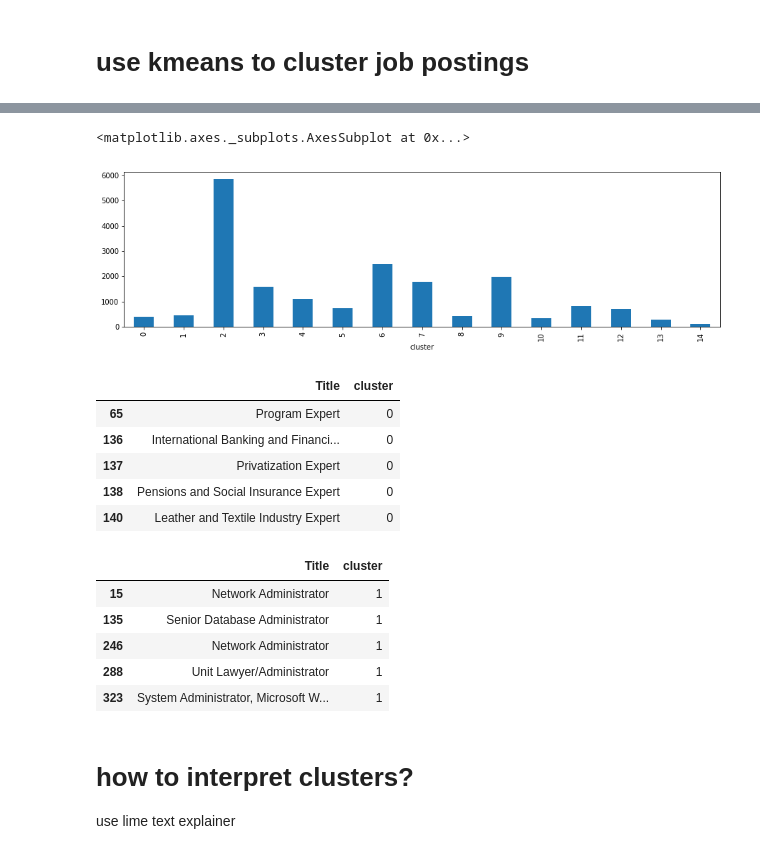
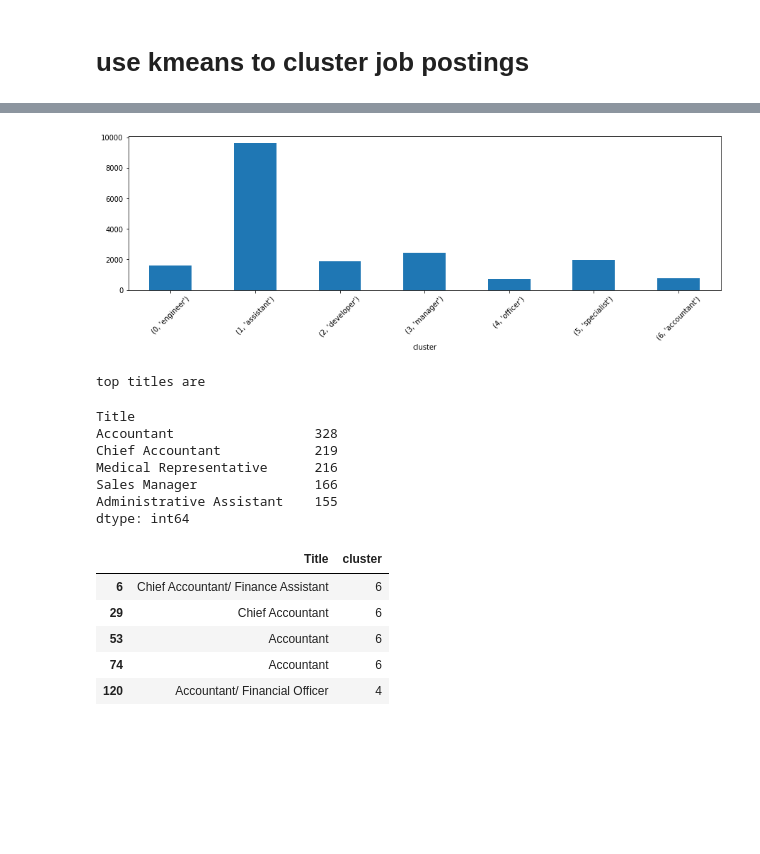
Before and after one commit to mondayn/py, a Jupyter notebook: jobClassify.ipynb, the cells around one changed output, grey strips where cells are left out. Saved outputs shown, nothing was run; the diff lists cells and outputs as text; code cells hidden in the pictures; blank space fills up the shorter version.

```diff
--- a/jobClassify.ipynb
+++ b/jobClassify.ipynb
@@ -116,0 +102,14 @@ matrix.get_feature_names()[:5]
+# %%
+wordsToExclude = stopwords.words('english') + ['nan','head','armenia','qualified','incumbent','highly','well'\
+,'work','responsible','senior','office','seeking','responsible','llc','looking']
+
+# creating the feature matrix
+# from sklearn.feature_extraction.text import CountVectorizer
+from sklearn.feature_extraction.text import TfidfVectorizer
+# matrix = CountVectorizer(max_features=50)
+matrix = TfidfVectorizer(max_features=50,stop_words=wordsToExclude)
+X = matrix.fit_transform(data).toarray()
+X.shape
+
+# feature words
+pd.DataFrame(X,columns=matrix.get_feature_names()).sum().sort_values(ascending=False)
@@ -122,0 +137,17 @@ y = clf.fit_predict(X)
+# %%
+from sklearn.cluster import KMeans
+clf = KMeans(n_clusters=7, random_state=0)
+y = clf.fit_predict(X)
+df['cluster'] = y
+
+# attempt to explain each cluster
+# name each cluster using its top word found
+clusterNames = []
+for c in np.unique(y):
+    topStrings = pd.DataFrame(X[df[df.cluster==c].index],columns=matrix.get_feature_names()).sum().sort_values(ascending=False)
+    s = topStrings.index[0]
+    ax = topStrings.reset_index().head(10).sort_values(by=0,ascending=True).plot(kind='barh',y=0,x='index'\
+    ,title='cluster {} the "{}" '.format(c,s),legend=False)
+    clusterNames.append((c,s))
+#     'cluster {}: {}'.format(c, topStrings.index[:20].to_list())
+#     print(df[df.cluster==c].head(20).Title.to_list())
@@ -123,34 +162,27 @@ y = clf.fit_predict(X)
 # %%
-df['cluster'] = y
-# df[cols + ['cluster']].head()
-
-
-%matplotlib inline
-df.groupby('cluster').size().plot(kind='bar',figsize=(15,4))
+ax = df.groupby('cluster').size().plot(kind='bar',figsize=(15,4))
+_ = plt.xticks(rotation=45)
+_ = ax.axes.set_xticklabels(clusterNames)
 # %% [output]
-<matplotlib.axes._subplots.AxesSubplot at 0x...>
-[figure, old version]
+[figure, new version]
 # %%
-# df.groupby("Title").size().sort_values(ascending=False)
+print('top titles are')
+df.groupby("Title").size().sort_values(ascending=False)[:5]
 
-# for c in np.unique(kmeans):
-for c in [0,1]:
-    df[df.cluster==c][cols + ['cluster']].head()
-
-# df[df.Title.fillna('').str.lower().str.contains('accountant')][cols + ['cluster']].head(20)
+df[df.Title.fillna('').str.lower().str.contains('accountant')][cols + ['cluster']].head(5)
+# df[df.Title == 'Accountant'][cols + ['cluster']].head(5)
 # %% [output]
+top titles are
+Title
+Accountant                  328
+Chief Accountant            219
+Medical Representative      216
+Sales Manager               166
+Administrative Assistant    155
+dtype: int64
 |  | Title | cluster |
-| 65 | Program Expert | 0 |
-| 136 | International Banking and Financi... | 0 |
-| 137 | Privatization Expert | 0 |
-| 138 | Pensions and Social Insurance Expert | 0 |
-| 140 | Leather and Textile Industry Expert | 0 |
+| 6 | Chief Accountant/ Finance Assistant | 6 |
+| 29 | Chief Accountant | 6 |
+| 53 | Accountant | 6 |
+| 74 | Accountant | 6 |
+| 120 | Accountant/ Financial Officer | 4 |
-|  | Title | cluster |
-| 15 | Network Administrator | 1 |
-| 135 | Senior Database Administrator | 1 |
-| 246 | Network Administrator | 1 |
-| 288 | Unit Lawyer/Administrator | 1 |
-| 323 | System Administrator, Microsoft W... | 1 |
-# %% [markdown]
-# how to interpret clusters?
-use lime text explainer
```
Also changed, not shown: parts of 18 cells of this notebook.
